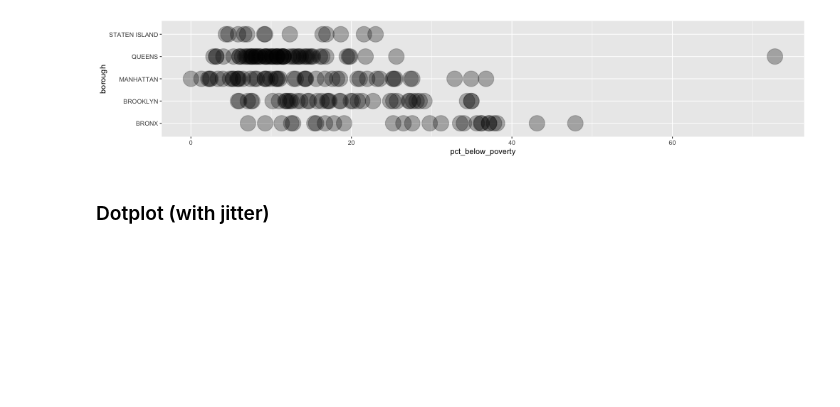
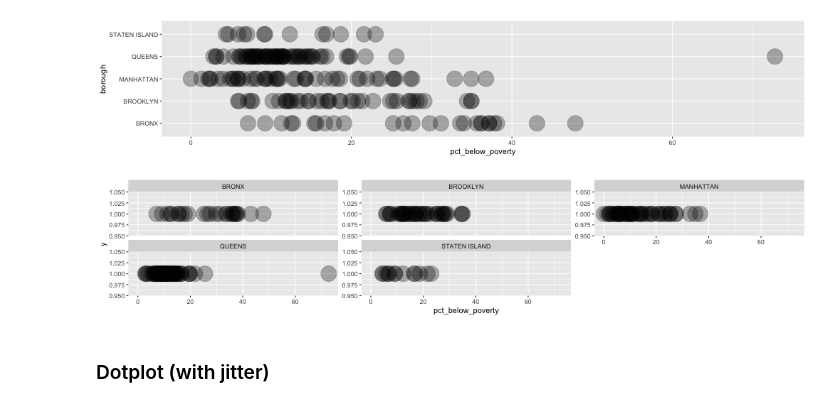
Before and after one commit to data4news/ggplot-intro-yiren54610, a Jupyter notebook: notebook-2.ipynb, the cells around one changed output. Drawn from its saved outputs; the diff is of its cells as text; code cells hidden in the pictures; blank space fills up the shorter version.

```diff
--- a/notebook-2.ipynb
+++ b/notebook-2.ipynb
@@ -121,6 +120,15 @@ ggplot(df) +
     geom_point(alpha=.3, size=10)
 # %% [output]
 [figure]
+# %%
+%%R -w 1000 -h 200
+
+ggplot(df) +
+    aes(x=pct_below_poverty, y=1) +
+    geom_point(alpha=.3, size=10) +
+    facet_wrap(~borough, nrow=2, scale='free_y')
+# %% [output]
+[figure, added]
 # %% [markdown]
 ### Dotplot (with jitter)
 # %% [markdown]
```
Also changed, not shown: parts of 2 cells of this notebook.
